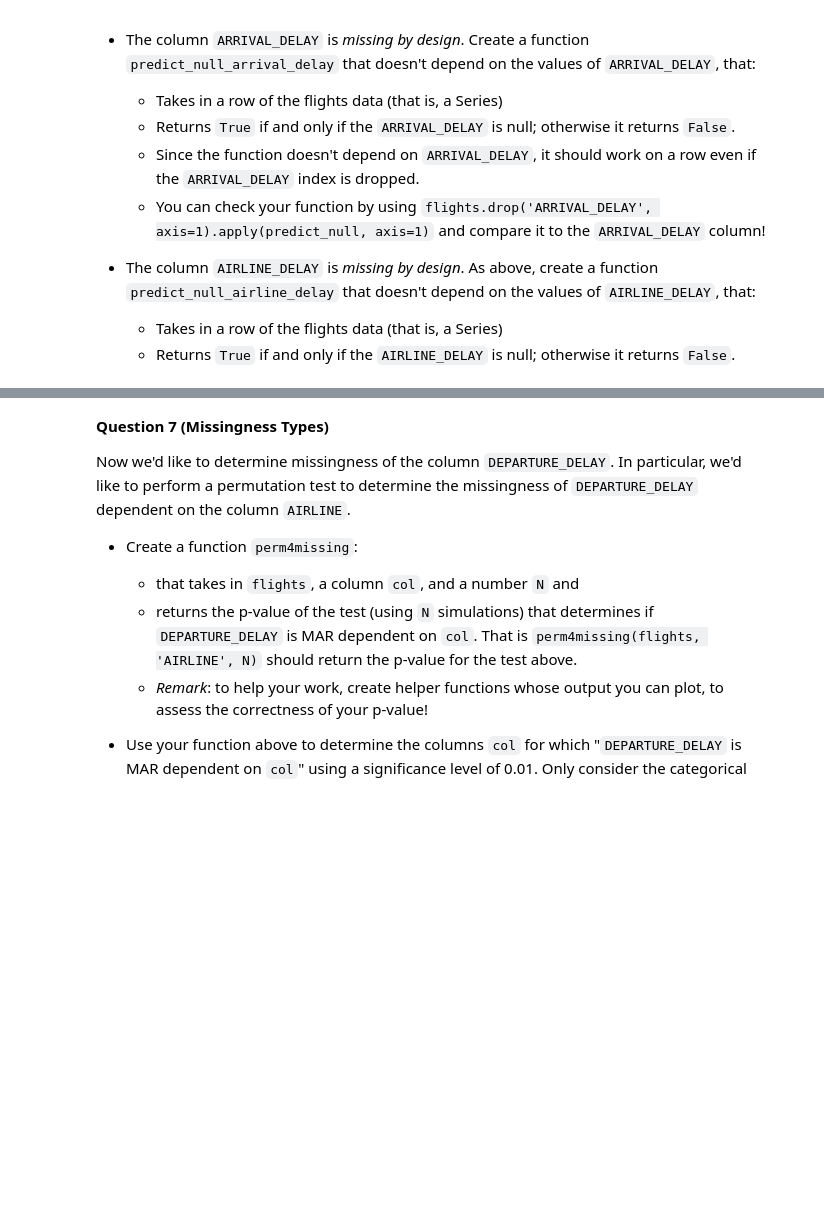
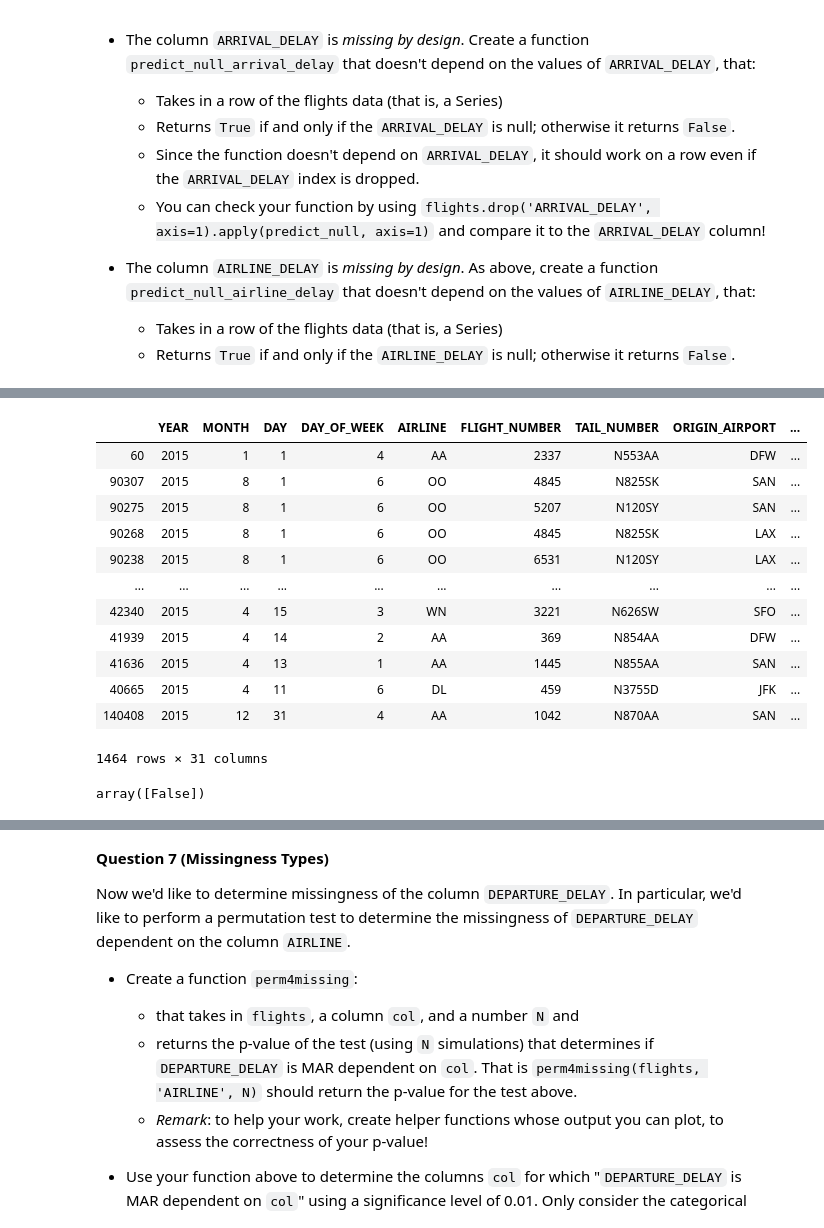
Before and after one commit to harbor-s/dsc80-sp20, a Jupyter notebook: projects/project02/project02.ipynb, the cells around one changed output, grey strips where cells are left out. Saved outputs shown, nothing was run; the diff lists cells and outputs as text; code cells hidden in the pictures; blank space fills up the shorter version.

Commit message:
proj02

```diff
--- a/projects/project02/project02.ipynb
+++ b/projects/project02/project02.ipynb
@@ -262,0 +307,20 @@ For this question, verify the following columns are *missing by design*:
+# %%
+flights.loc[flights['ARRIVAL_DELAY'].isna() & (flights['DIVERTED'] == 0)].sort_values('CANCELLED')
+# %% [output]
+|  | YEAR | MONTH | DAY | DAY_OF_WEEK | AIRLINE | FLIGHT_NUMBER | TAIL_NUMBER | ORIGIN_AIRPORT | ... |
+| 60 | 2015 | 1 | 1 | 4 | AA | 2337 | N553AA | DFW | ... |
+| 90307 | 2015 | 8 | 1 | 6 | OO | 4845 | N825SK | SAN | ... |
+| 90275 | 2015 | 8 | 1 | 6 | OO | 5207 | N120SY | SAN | ... |
+| 90268 | 2015 | 8 | 1 | 6 | OO | 4845 | N825SK | LAX | ... |
+| 90238 | 2015 | 8 | 1 | 6 | OO | 6531 | N120SY | LAX | ... |
+| ... | ... | ... | ... | ... | ... | ... | ... | ... | ... |
+| 42340 | 2015 | 4 | 15 | 3 | WN | 3221 | N626SW | SFO | ... |
+| 41939 | 2015 | 4 | 14 | 2 | AA | 369 | N854AA | DFW | ... |
+| 41636 | 2015 | 4 | 13 | 1 | AA | 1445 | N855AA | SAN | ... |
+| 40665 | 2015 | 4 | 11 | 6 | DL | 459 | N3755D | JFK | ... |
+| 140408 | 2015 | 12 | 31 | 4 | AA | 1042 | N870AA | SAN | ... |
+1464 rows × 31 columns
+# %%
+(flights.drop('AIRLINE_DELAY', axis=1).apply(proj.predict_null_airline_delay, axis=1) != flights['AIRLINE_DELAY'].isna()).unique()
+# %% [output]
+array([False])
```
Also changed, not shown: parts of 21 cells of this notebook, 1 other file.
